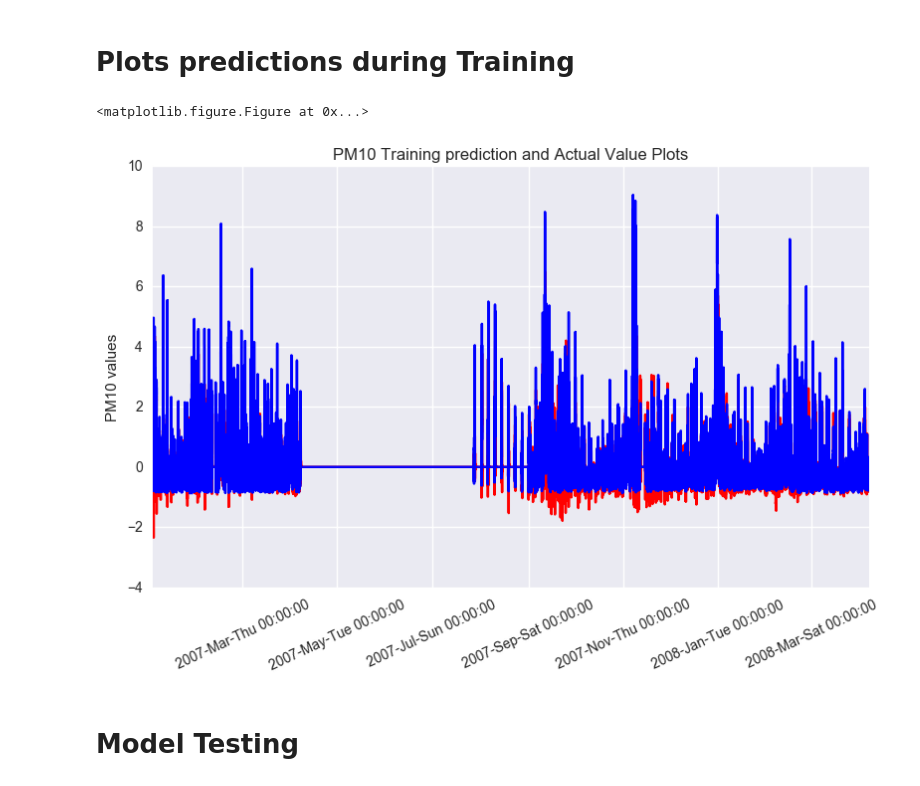
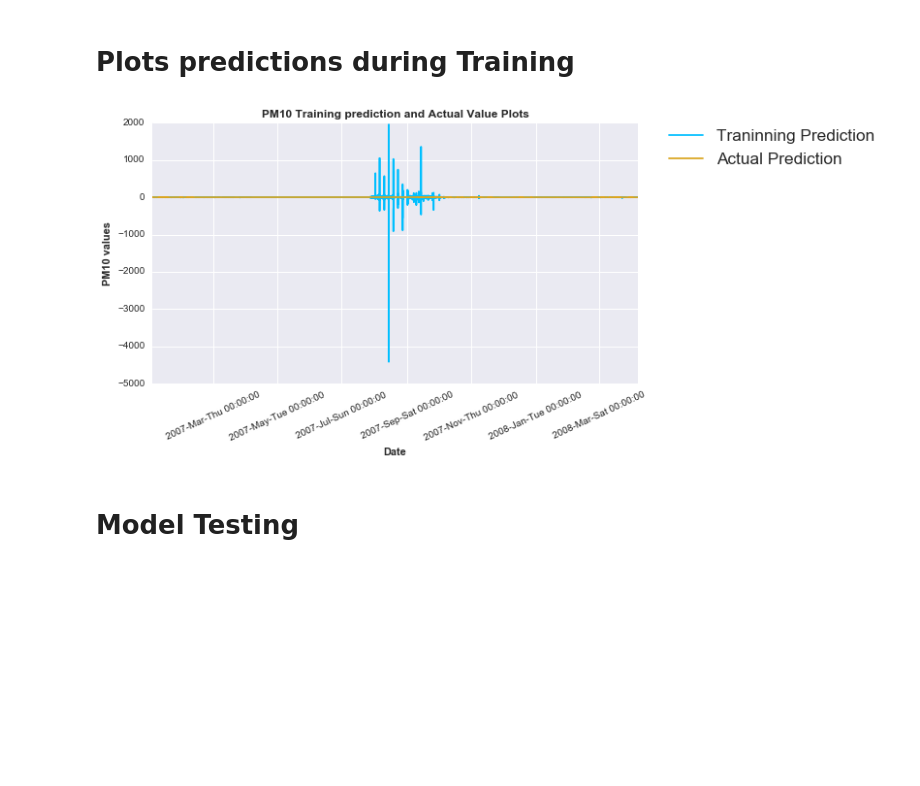
Before and after one commit to adderbyte/LSTM_time_series_dynamic_Behaviour_modelling, a Jupyter notebook: LSTM_RNN/2_prediction_using_only_PM10.ipynb, the cells around one changed output. Cells and saved outputs as stored; diff of their text form; code cells hidden in the pictures; blank space fills up the shorter version.

```diff
--- a/LSTM_RNN/2_prediction_using_only_PM10.ipynb
+++ b/LSTM_RNN/2_prediction_using_only_PM10.ipynb
@@ -225,7 +246,7 @@ with tf.name_scope("weight_Bias_learning_rate"):
 # %%
 with tf.name_scope("prediction"):
     #Compute the output
-    final_output = tf.matmul(lstm_output1, output_W1) + output_b1
+    final_output = tf.matmul(lstm_state_output1, output_W1) + output_b1
 # %%
 final_output.get_shape() # verify output shape
 # %% [output]
@@ -237,7 +258,7 @@ output_W1 # verify weight shape
 # %%
 with tf.name_scope("RMS_error"):
     ##Calculate the Sum-of-Squares Error
-    error = tf.pow(tf.sub(final_output, correct_output), 2)
+    error = tf.pow(tf.sub(final_output, correct_output), 2)+l2
 # %%
 #error = tf.reshape(error,(1,))
 # %%
@@ -270,7 +291,7 @@ merged_summary_op =   tf.merge_summary([mse,prediction,bias_vec,error_stats,weig
 ##Session
 sess = tf.Session()
 #Initialize all Variables
-#sess.run(tf.initialize_all_variables())
+sess.run(tf.initialize_all_variables())
 # %%
 len(Target_list)
 # %% [output]
@@ -421,16 +486,13 @@ actual.shape
 # %% [output]
 (80000, 1, 1)
 # %%
-import matplotlib.pyplot
-import matplotlib.dates
-
-
-
-
-fig = plt.figure(figsize=(30, 2))
+import  matplotlib
+plt.rcParams["figure.figsize"] = (8,5)
+fig = plt.figure(figsize=(100, 100))
 
 fig, ax = plt.subplots()
-ax.plot_date(x_axis[0:48], actual.reshape(80000,1)[0:48], 'b-')
+ax.plot(x_axis[0:48], network.reshape(80000,1)[0:48], 'r-',color="deepskyblue")
+ax.plot_date(x_axis[0:48], actual.reshape(80000,1)[0:48], 'b-',color='goldenrod')
 #ax.xaxis.set_minor_locator(dates.MonthLocator())
 #ax.xaxis.set_minor_formatter(dates.DateFormatter('%H:%M:%S'))
 #ax.xaxis.set_minor_formatter(dates.DateFormatter('%d\n%a'))
@@ -439,17 +501,17 @@ ax.plot_date(x_axis[0:48], actual.reshape(80000,1)[0:48], 'b-')
 #ax.xaxis.set_major_locator(dates.DayLocator())
 #ax.xaxis.set_major_formatter(dates.DateFormatter('\n\n%a\%b\%Y'))
 ax.xaxis.set_major_formatter( matplotlib.dates.DateFormatter('%Y-%b-%a %H:%M:%S'))
+
 ax.xaxis.grid(True, which="minor")
-
-
 
 #ax.xaxis.set_minor_formatter(dates.DateFormatter('\n\n%a\%b\%Y'))
 
 
 plt.xticks( rotation=25 )
-#plt.tight_layout()
-plt.ylabel("PM10 values")
-plt.title("PM10  Actual  plot for Small Time Interval")
+plt.tight_layout()
+plt.ylabel("PM10 Values",fontweight='bold')
+plt.title("PM10 Prediction for Small Time interval During Training",fontweight='bold')
+plt.xlabel('Date',fontweight='bold')
 plt.show()
 # %% [output]
 <matplotlib.figure.Figure at 0x...>
@@ -484,33 +519,33 @@ plt.show()
 # %% [markdown]
 # Plots predictions during Training
 # %%
-fig = plt.figure(figsize=(30, 2))
-
+#fig = plt.figure(figsize=(30, 2))
+plt.rcParams["figure.figsize"] = (8,5)
 fig, ax = plt.subplots()
-ax.plot(x_axis[0:80000], network.reshape(80000,1)[0:80000], 'r-')
-ax.plot_date(x_axis[0:80000], actual.reshape(80000,1)[0:80000], 'b-')
-
+ax.plot(x_axis[0:80000], network.reshape(80000,1)[0:80000], 'r-',color = 'deepskyblue',label="Traninning Prediction")
+ax.plot_date(x_axis[0:80000], actual.reshape(80000,1)[0:80000], 'b-',color='goldenrod',label='Actual Prediction')
+plt.legend(bbox_to_anchor=(1.05, 1), loc=2, borderaxespad=0.,fontsize='x-large')
 
 #ax.xaxis.set_minor_locator(dates.MonthLocator())
 #ax.xaxis.set_minor_formatter(dates.DateFormatter('%H:%M:%S'))
 #ax.xaxis.set_minor_formatter(dates.DateFormatter('%d\n%a'))
 #ax.xaxis.grid(True, which="minor")
 #ax.yaxis.grid()
 #ax.xaxis.set_major_locator(dates.DayLocator())
 #ax.xaxis.set_major_formatter(dates.DateFormatter('\n\n%a\%b\%Y'))
 ax.xaxis.set_major_formatter( matplotlib.dates.DateFormatter('%Y-%b-%a %H:%M:%S'))
 ax.xaxis.grid(True, which="minor")
 
 #ax.xaxis.set_minor_formatter(dates.DateFormatter('\n\n%a\%b\%Y'))
 
 
 plt.xticks( rotation=25 )
 plt.tight_layout()
-plt.ylabel("PM10 values")
-plt.title("PM10 Training prediction and Actual Value Plots")
+plt.ylabel("PM10 values",fontweight='bold')
+plt.xlabel("Date",fontweight='bold')
+plt.title("PM10 Training prediction and Actual Value Plots",fontweight='bold')
 plt.show()
 # %% [output]
-<matplotlib.figure.Figure at 0x...>
-[figure, old version]
+[figure, new version]
 # %% [markdown]
 # Model Testing
```
Also changed, not shown: parts of 40 cells of this notebook.
